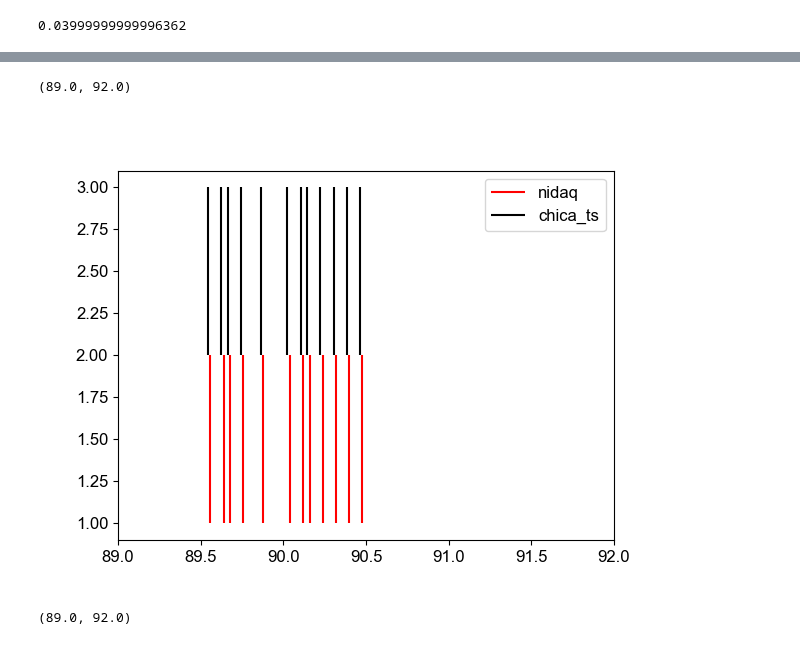
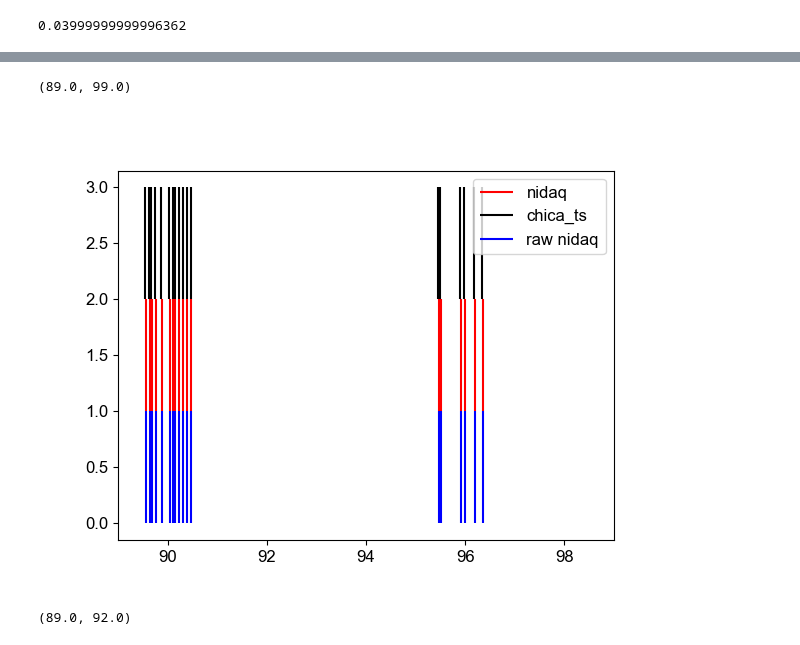
Before and after one commit to rojasgabriel/ephys, a Jupyter notebook: notebooks/debug_stim_times.ipynb, the cells around one changed output, grey strips where cells are left out. Drawn from its saved outputs; the diff is of its cells as text; code cells hidden in the pictures.

Commit message:
WIP: threshold debugging

```diff
--- a/notebooks/debug_stim_times.ipynb
+++ b/notebooks/debug_stim_times.ipynb
@@ -166,0 +159,21 @@ raw_nidaq = np.hstack(raw_ts.stim_ts)
+# %%
+from ephys.utils.utils_IO import detect_stim_events, get_trial_ts
+
+stim_ts_per_channel = {}
+stim_ts_per_channel["visual"] = detect_stim_events(
+    raw_data["time_vector"],
+    raw_data["sampling_rate"],
+    raw_data["analog_signals"]["visual"],
+    amp_threshold=5000,
+    time_threshold=0.04,
+)
+
+raw_ts = get_trial_ts(
+    raw_data["trial_starts"],
+    stim_ts_per_channel,
+    raw_data["behavior_data"],
+    raw_data["port_events"],
+)
+
+raw_ts = raw_ts[raw_ts.response_side.isin([0, 1])]
+raw_nidaq = np.hstack(raw_ts.stim_ts)
@@ -183,13 +232,14 @@ raw_data["trial_ts"]
 # %%
 plt.figure()
 # plt.vlines(corrected_bpod_ts + 0.015, 0, 1, label = 'bpod', color='b')
 plt.vlines(nidaq_ts, 1, 2, label="nidaq", color="r")
 plt.vlines(corrected_chica_ts, 2, 3, label="chica_ts", color="k")
+plt.vlines(raw_nidaq, 0, 1, label="raw nidaq", color="b")
 plt.legend()
-plt.xlim([89, 92])
+plt.xlim([89, 99])
 # %% [output]
-(89.0, 92.0)
+(89.0, 99.0)
-[figure, old version]
+[figure, new version]
 # %%
 plt.figure()
 plt.vlines(first_nidaq_ts, 1, 2, label="nidaq", color="r")
```
Also changed, not shown: parts of 13 cells of this notebook.
